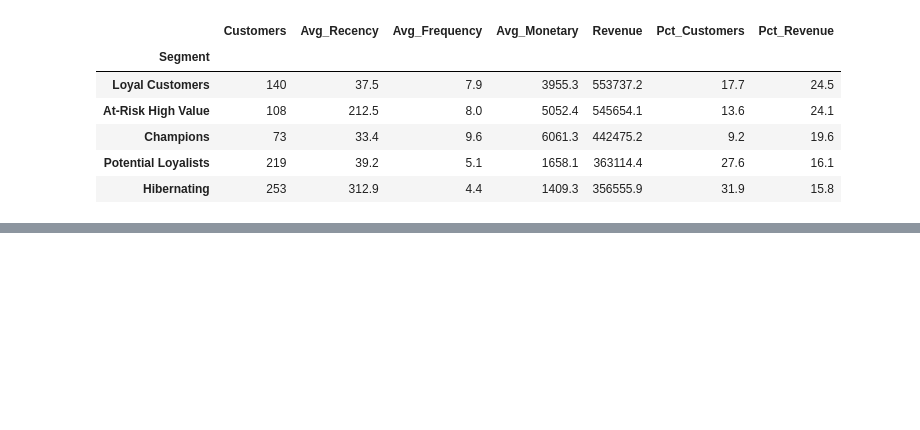
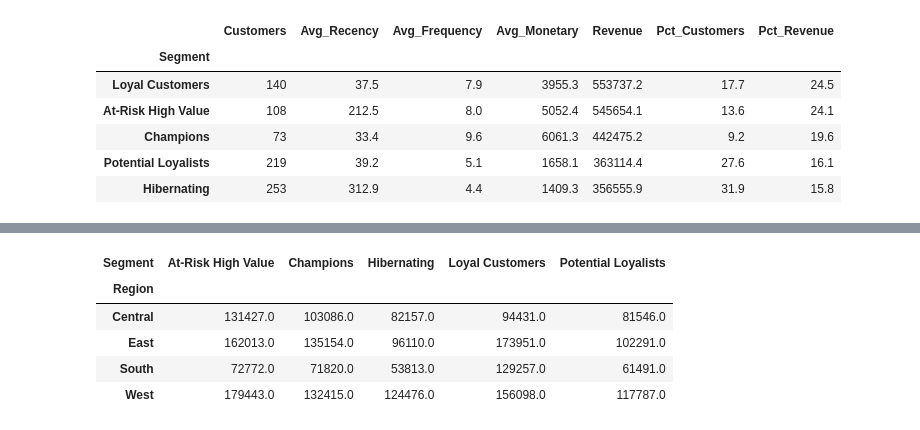
Before and after one commit to mwhan99/rfm-customer-segmentation, a Jupyter notebook: analysis.ipynb, the cells around one changed output, grey strips where cells are left out. Cells and saved outputs as stored; diff of their text form; code cells hidden in the pictures; blank space fills up the shorter version.

```diff
--- a/analysis.ipynb
+++ b/analysis.ipynb
@@ -263,0 +287,10 @@ segments.sort_values("Revenue", ascending=False)
+# %%
+region_dollars = pd.crosstab(df["Region"], df["Segment"], values=df["Sales"], aggfunc="sum")
+region_dollars.round(0)
+# %% [output]
+| Segment | At-Risk High Value | Champions | Hibernating | Loyal Customers | Potential Loyalists |
+| Region |  |  |  |  |  |
+| Central | 131427.0 | 103086.0 | 82157.0 | 94431.0 | 81546.0 |
+| East | 162013.0 | 135154.0 | 96110.0 | 173951.0 | 102291.0 |
+| South | 72772.0 | 71820.0 | 53813.0 | 129257.0 | 61491.0 |
+| West | 179443.0 | 132415.0 | 124476.0 | 156098.0 | 117787.0 |
```
Also changed, not shown: parts of 3 cells of this notebook.
